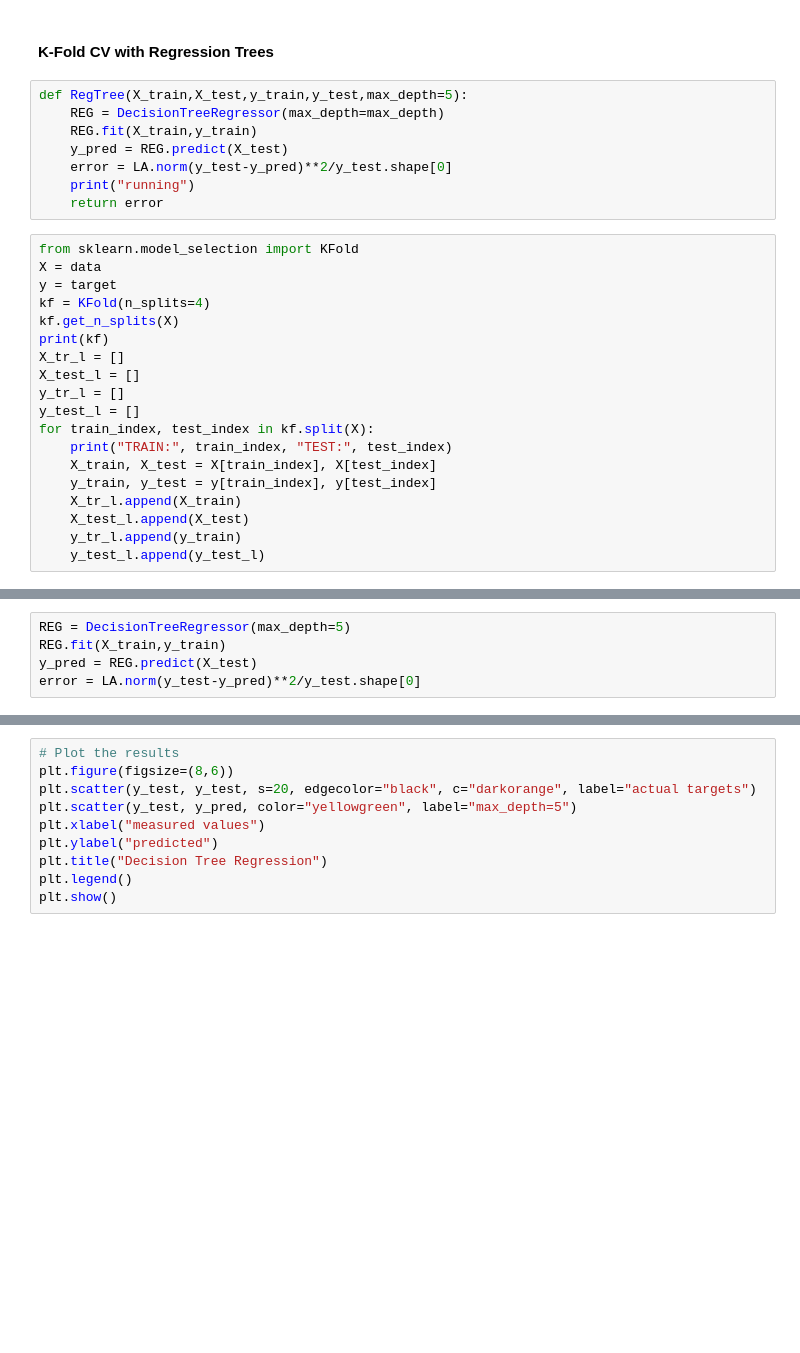
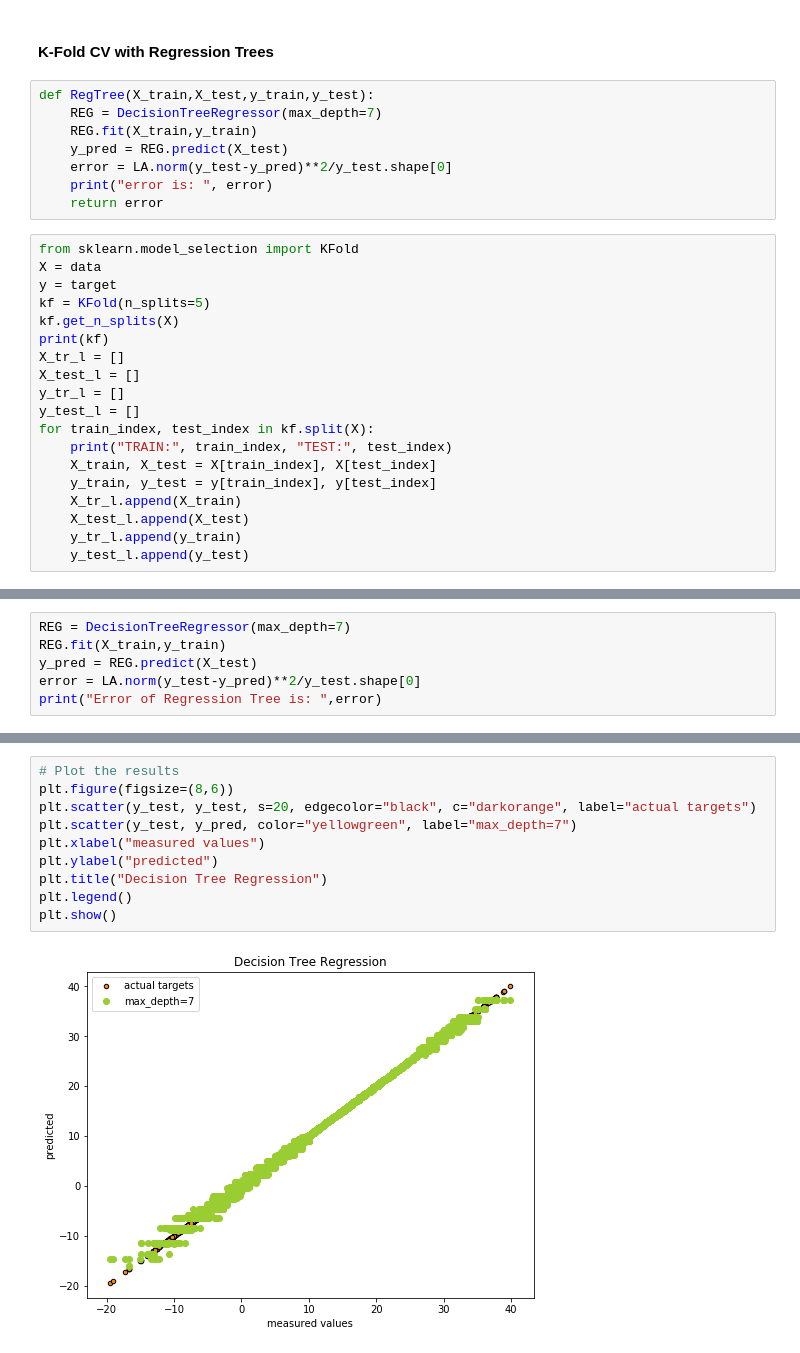
Before and after one commit to safashaikh/MLFinalProj, a Jupyter notebook: Forecasting Temperature.ipynb, the cells around one changed output, grey strips where cells are left out. Saved outputs shown, nothing was run; the diff lists cells and outputs as text; blank space fills up the shorter version.

Commit message:
added kfold

```diff
--- a/Forecasting Temperature.ipynb
+++ b/Forecasting Temperature.ipynb
@@ -273,18 +273,18 @@ plt.show()
 # %% [markdown]
 #### K-Fold CV with Regression Trees
 # %%
-def RegTree(X_train,X_test,y_train,y_test,max_depth=5):
-    REG = DecisionTreeRegressor(max_depth=max_depth)
+def RegTree(X_train,X_test,y_train,y_test):
+    REG = DecisionTreeRegressor(max_depth=7)
     REG.fit(X_train,y_train)
     y_pred = REG.predict(X_test)
     error = LA.norm(y_test-y_pred)**2/y_test.shape[0]
-    print("running")
+    print("error is: ", error)
     return error
 # %%
 from sklearn.model_selection import KFold
 X = data
 y = target
-kf = KFold(n_splits=4)
+kf = KFold(n_splits=5)
 kf.get_n_splits(X)
 print(kf)
 X_tr_l = []
@@ -298,5 +298,5 @@ for train_index, test_index in kf.split(X):
     X_tr_l.append(X_train)
     X_test_l.append(X_test)
     y_tr_l.append(y_train)
-    y_test_l.append(y_test_l)
+    y_test_l.append(y_test)
 # %% [output]
@@ -319,5 +326,6 @@ print("Best fold is: ",idx)
 # %%
-REG = DecisionTreeRegressor(max_depth=5)
+REG = DecisionTreeRegressor(max_depth=7)
 REG.fit(X_train,y_train)
 y_pred = REG.predict(X_test)
 error = LA.norm(y_test-y_pred)**2/y_test.shape[0]
+print("Error of Regression Tree is: ",error)
@@ -324,10 +334,12 @@ error = LA.norm(y_test-y_pred)**2/y_test.shape[0]
 # %%
 # Plot the results
 plt.figure(figsize=(8,6))
 plt.scatter(y_test, y_test, s=20, edgecolor="black", c="darkorange", label="actual targets")
-plt.scatter(y_test, y_pred, color="yellowgreen", label="max_depth=5")
+plt.scatter(y_test, y_pred, color="yellowgreen", label="max_depth=7")
 plt.xlabel("measured values")
 plt.ylabel("predicted")
 plt.title("Decision Tree Regression")
 plt.legend()
 plt.show()
+# %% [output]
+[figure, added]
```
Also changed, not shown: parts of 6 cells of this notebook, 1 other file.
